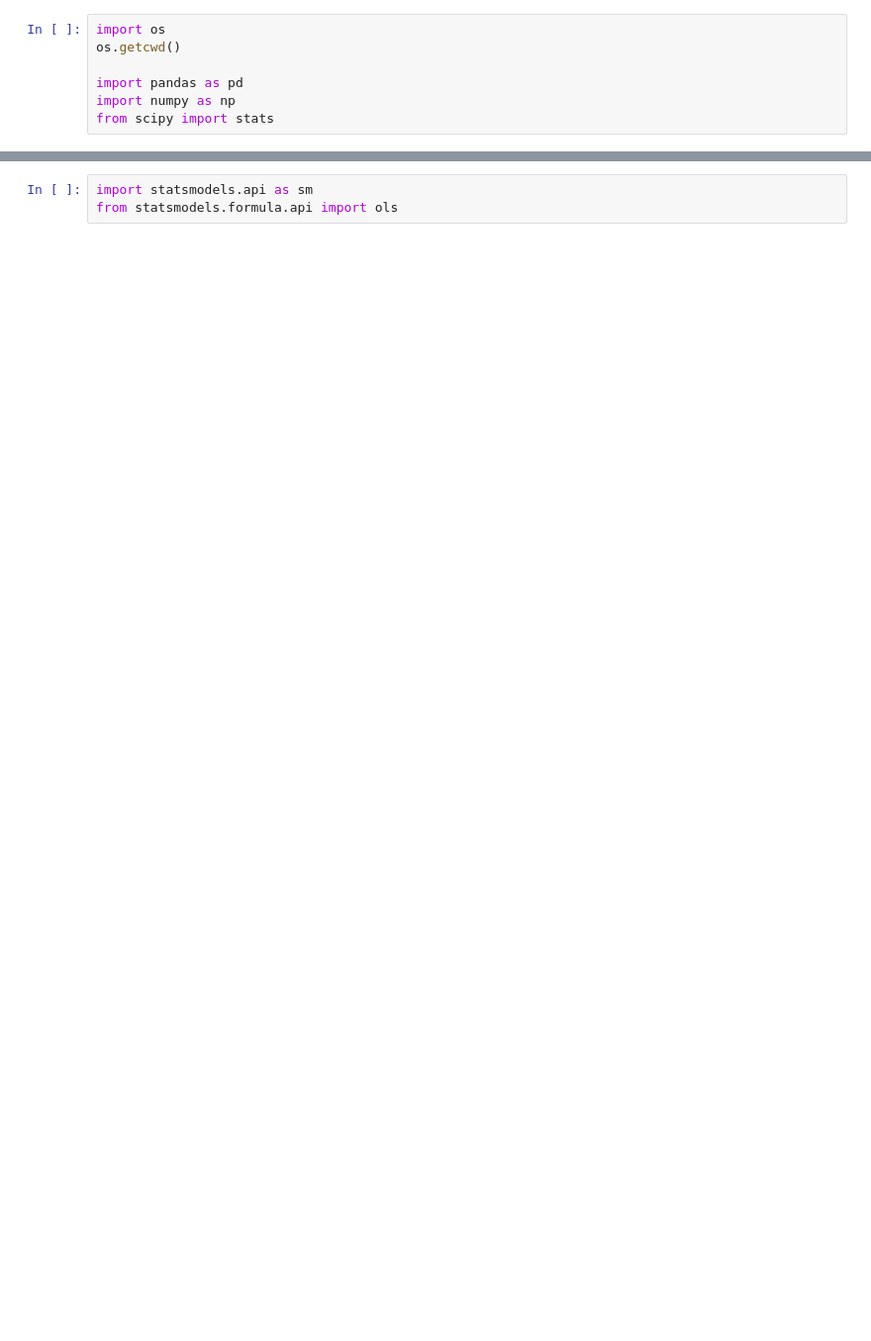
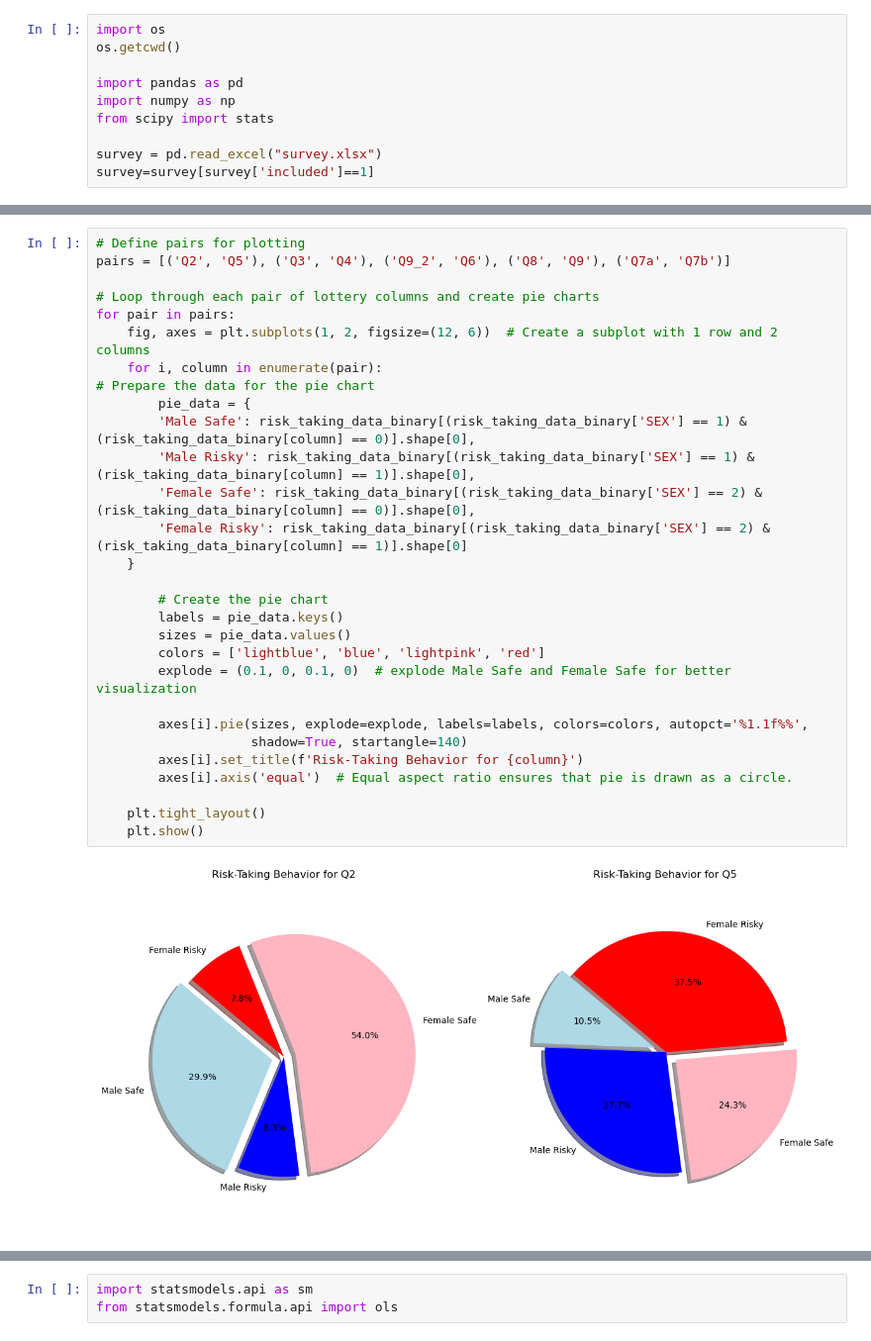
Before and after one commit to MBrigita/the-influence-of-social-media-on-cognitive-control-and-risk-taking, a Jupyter notebook: analysis2.ipynb, the cells around one changed output, grey strips where cells are left out. Shown: that part at 99% size. Drawn from its saved outputs; the diff is of its cells as text; blank space fills up the shorter version.

```diff
--- a/analysis2.ipynb
+++ b/analysis2.ipynb
@@ -5,3 +5,6 @@ os.getcwd()
 import pandas as pd
 import numpy as np
 from scipy import stats
+
+survey = pd.read_excel("survey.xlsx")
+survey=survey[survey['included']==1]
@@ -132,0 +159,31 @@ risk_taking_data_binary['Q9_2']=risk_taking_data_binary['Q9_2'].apply(lambda x:
+# %%
+# Define pairs for plotting
+pairs = [('Q2', 'Q5'), ('Q3', 'Q4'), ('Q9_2', 'Q6'), ('Q8', 'Q9'), ('Q7a', 'Q7b')]
+
+# Loop through each pair of lottery columns and create pie charts
+for pair in pairs:
+    fig, axes = plt.subplots(1, 2, figsize=(12, 6))  # Create a subplot with 1 row and 2 columns
+    for i, column in enumerate(pair):
+# Prepare the data for the pie chart
+        pie_data = {
+        'Male Safe': risk_taking_data_binary[(risk_taking_data_binary['SEX'] == 1) & (risk_taking_data_binary[column] == 0)].shape[0],
+        'Male Risky': risk_taking_data_binary[(risk_taking_data_binary['SEX'] == 1) & (risk_taking_data_binary[column] == 1)].shape[0],
+        'Female Safe': risk_taking_data_binary[(risk_taking_data_binary['SEX'] == 2) & (risk_taking_data_binary[column] == 0)].shape[0],
+        'Female Risky': risk_taking_data_binary[(risk_taking_data_binary['SEX'] == 2) & (risk_taking_data_binary[column] == 1)].shape[0]
+    }
+
+        # Create the pie chart
+        labels = pie_data.keys()
+        sizes = pie_data.values()
+        colors = ['lightblue', 'blue', 'lightpink', 'red']
+        explode = (0.1, 0, 0.1, 0)  # explode Male Safe and Female Safe for better visualization
+
+        axes[i].pie(sizes, explode=explode, labels=labels, colors=colors, autopct='%1.1f%%',
+                    shadow=True, startangle=140)
+        axes[i].set_title(f'Risk-Taking Behavior for {column}')
+        axes[i].axis('equal')  # Equal aspect ratio ensures that pie is drawn as a circle.
+
+    plt.tight_layout()
+    plt.show()
+# %% [output]
+[figure, added]
```
Also changed, not shown: parts of 24 cells of this notebook, 3 other files.
